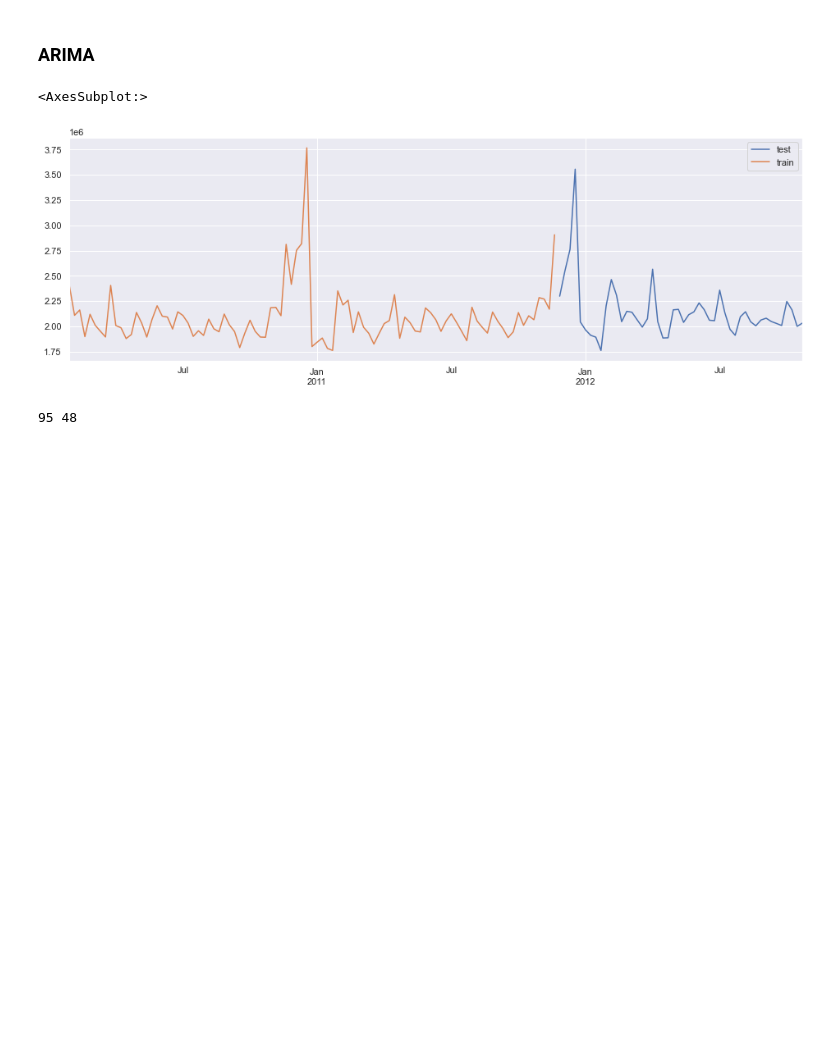
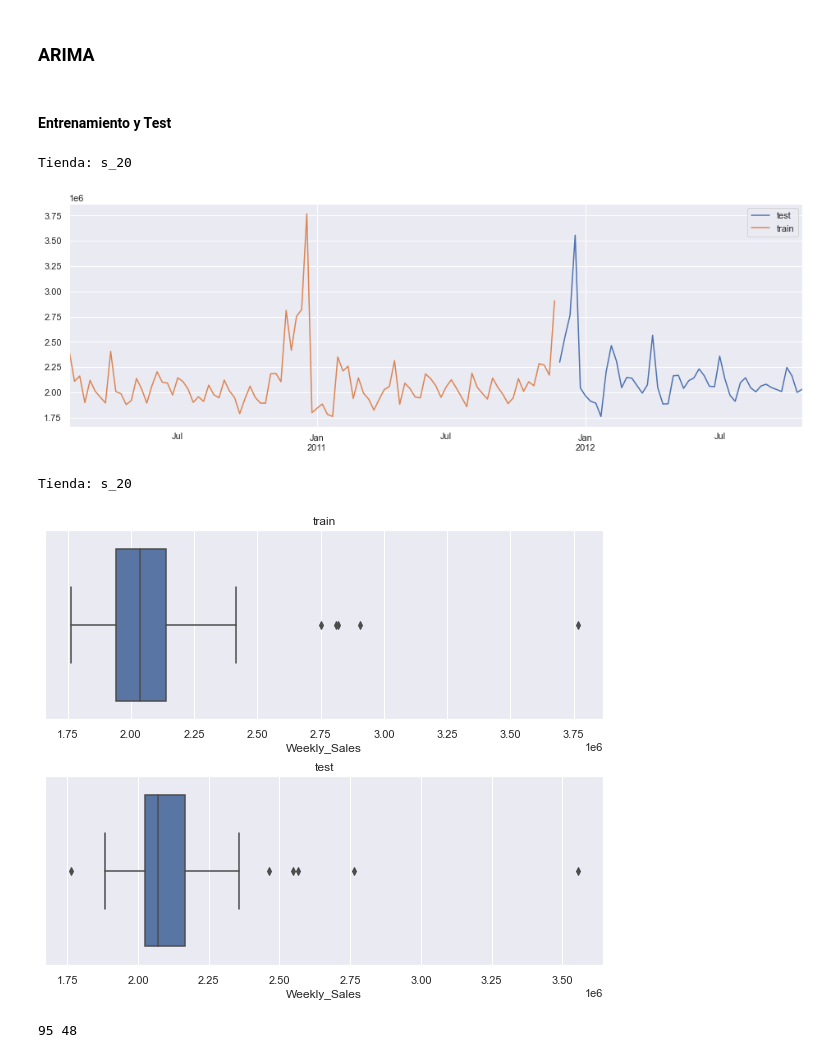
Before and after one commit to RodrigoPLpz/wallmart_sales, a Jupyter notebook: arimas_week_2.ipynb, the cells around one changed output. Cells and saved outputs as stored; diff of their text form; code cells hidden in the pictures; blank space fills up the shorter version.

```diff
--- a/arimas_week_2.ipynb
+++ b/arimas_week_2.ipynb
@@ -229,16 +228,30 @@ estacionalidad(s_20)
 [figure]
 # %% [markdown]
 ### ARIMA
+# %% [markdown]
+#### Entrenamiento y Test
 # %%
-# train = s_20.Weekly_Sales[:len(s_20.Weekly_Sales)-48]  # primero datos
-# test = s_20.Weekly_Sales[len(s_20.Weekly_Sales)-48:]   # últimos datos
+# train = s_20.Weekly_Sales[:len(s_20.Weekly_Sales)-periodos]  # primero datos
+# test = s_20.Weekly_Sales[len(s_20.Weekly_Sales)-periodos:]   # últimos datos
 
-train, test = tra_tes(s_20)
+# periodos
+# tra_tes(tienda,periodos)
+train, test = tra_tes(st,periodos)
+print('Tienda:',vnames[0])
 test.plot(figsize=(16,5),legend=True, label='test')
-train.plot(legend=True, label='train')
+train.plot(legend=True, label='train');
 # %% [output]
-<AxesSubplot:>
+Tienda: s_20
 [figure]
+# %%
+print('Tienda:',vnames[0])
+fig, axs = plt.subplots(2,figsize=(10,8))
+sns.boxplot(train, ax=axs[0]).set_title("train")
+sns.boxplot(test, ax=axs[1]).set_title('test')
+fig.subplots_adjust(hspace=0.3)
+# %% [output]
+Tienda: s_20
+[figure, added]
 # %%
 # Para determinar el train y el test, se sugiere que los datos asignados sean del 80% y 20% sucesivamente
 # pero a mayor número de datos de entrenamiento, el AIC disminuye y el R2 aumenta
```
Also changed, not shown: parts of 21 cells of this notebook, 2 other files.
